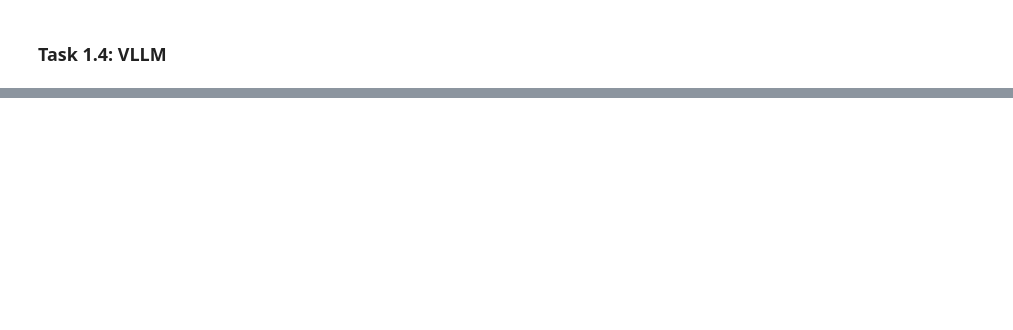
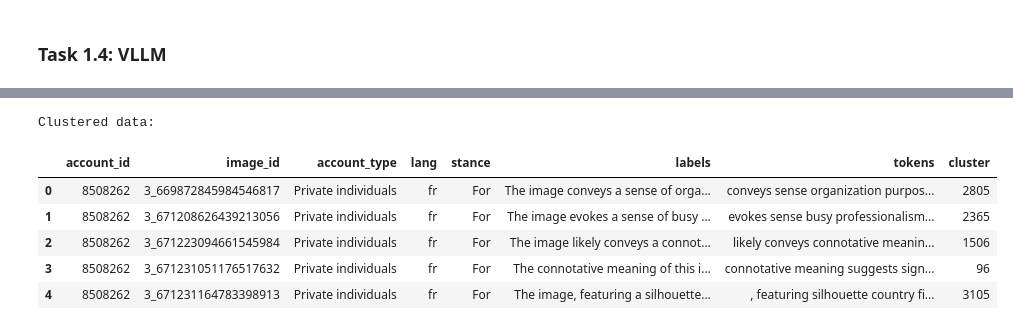
Before and after one commit to vaughankraska/social_data_mining, a Jupyter notebook: src/sdm/lab_scripts/image_analysis/part_1.ipynb, the cells around one changed output, grey strips where cells are left out. Cells and saved outputs as stored; diff of their text form; code cells hidden in the pictures; blank space fills up the shorter version.

```diff
--- a/src/sdm/lab_scripts/image_analysis/part_1.ipynb
+++ b/src/sdm/lab_scripts/image_analysis/part_1.ipynb
@@ -481,0 +675,15 @@ valid_img_df[valid_img_df["account_type"] == "Business actors"].head()
+# %%
+n_clusters = 12000
+kmeans = KMeans(n_clusters=n_clusters, random_state=42)
+merged_df["cluster"] = kmeans.fit_predict(embeddings_scaled)
+
+print("Clustered data:")
+merged_df.head()
+# %% [output]
+Clustered data:
+|  | account_id | image_id | account_type | lang | stance | labels | tokens | cluster |
+| 0 | 8508262 | 3_669872845984546817 | Private individuals | fr | For | The image conveys a sense of orga... | conveys sense organization purpos... | 2805 |
+| 1 | 8508262 | 3_671208626439213056 | Private individuals | fr | For | The image evokes a sense of busy ... | evokes sense busy professionalism... | 2365 |
+| 2 | 8508262 | 3_671223094661545984 | Private individuals | fr | For | The image likely conveys a connot... | likely conveys connotative meanin... | 1506 |
+| 3 | 8508262 | 3_671231051176517632 | Private individuals | fr | For | The connotative meaning of this i... | connotative meaning suggests sign... | 96 |
+| 4 | 8508262 | 3_671231164783398913 | Private individuals | fr | For | The image, featuring a silhouette... | , featuring silhouette country fi... | 3105 |
```
Also changed, not shown: parts of 20 cells of this notebook, 1 other file.
